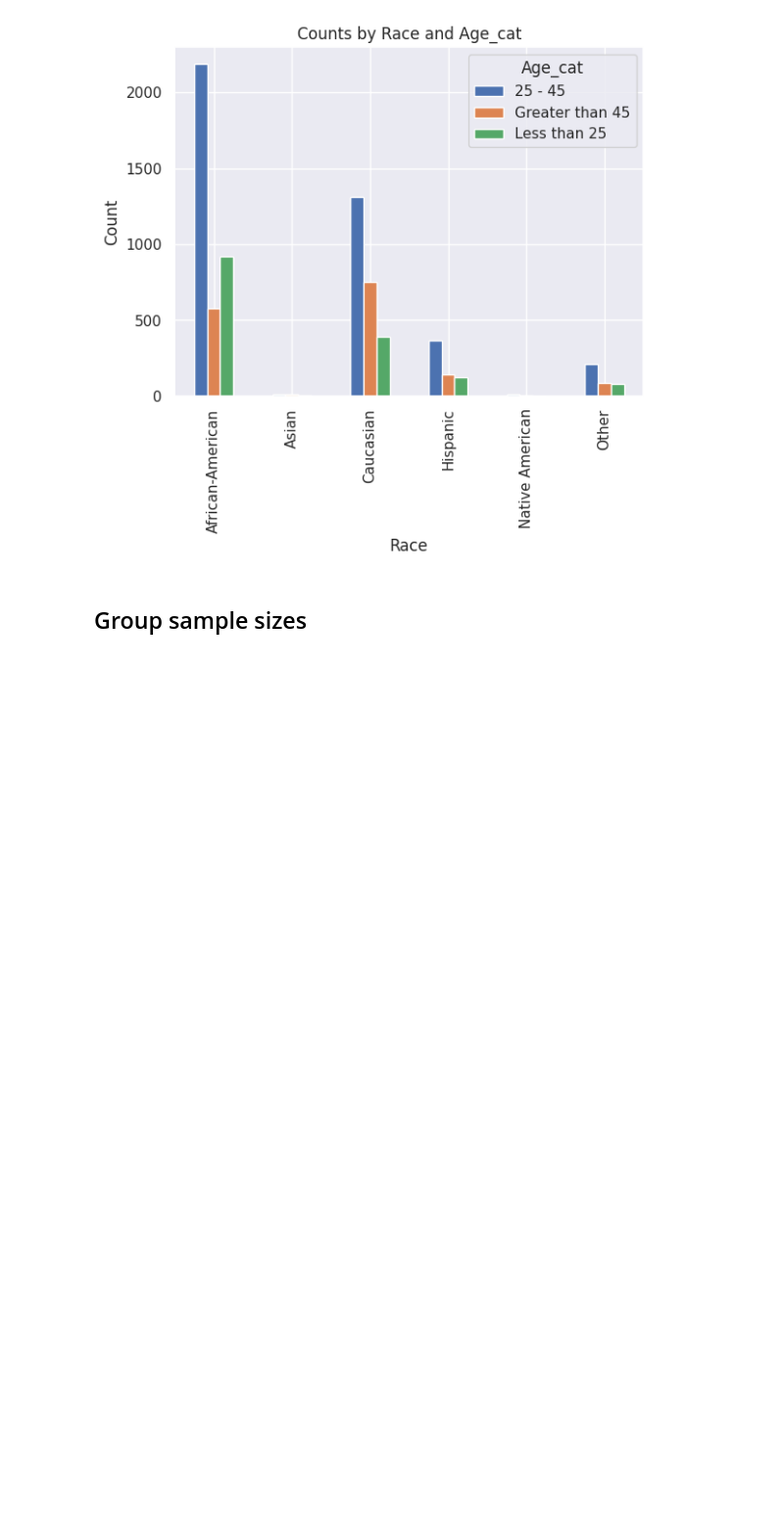
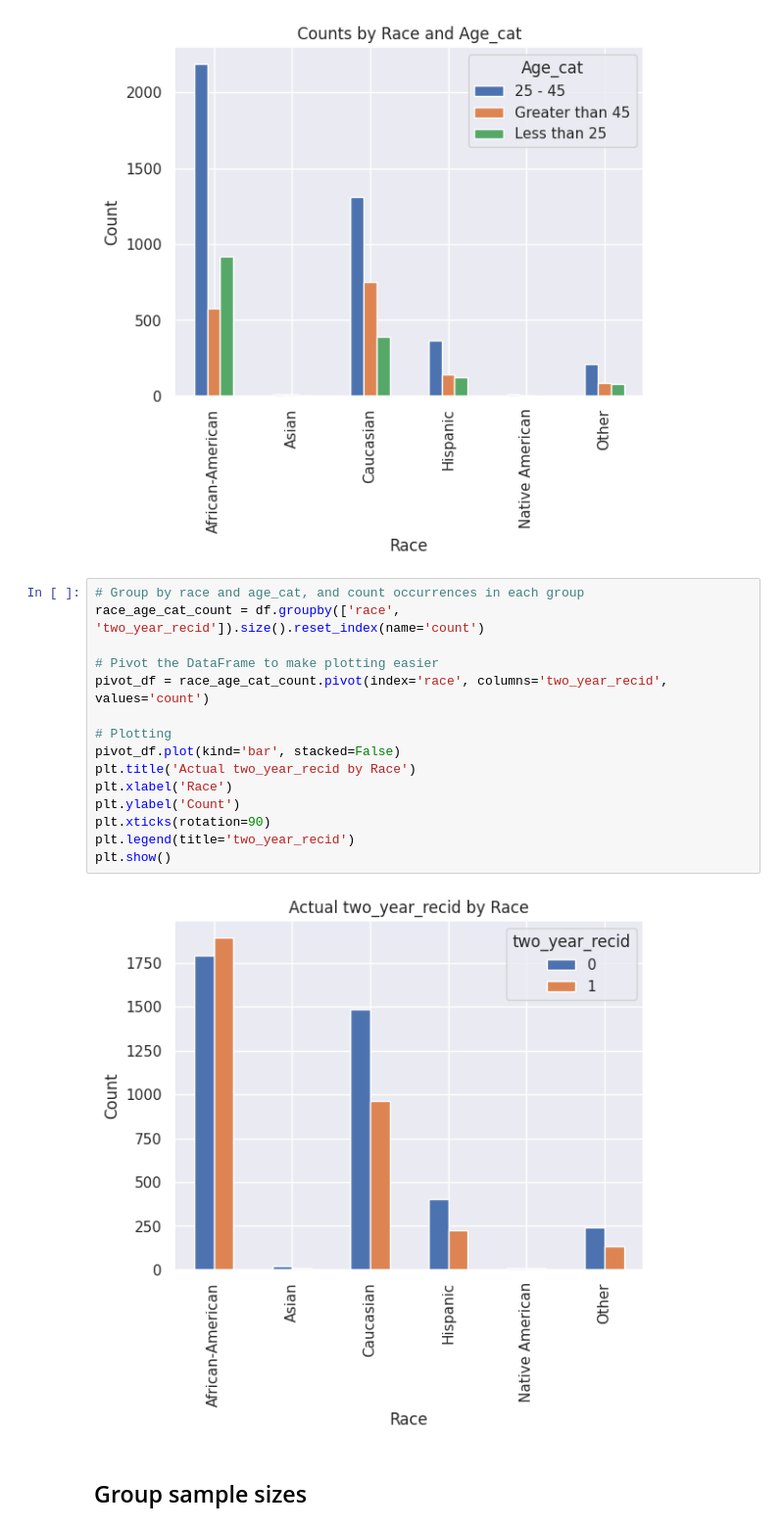
Before and after one commit to nokks/Fairness, a Jupyter notebook: 2021_scipy_tutorial/fairness-in-AI-systems-student.ipynb, the cells around one changed output. Shown at 98% size. Saved outputs shown, nothing was run; the diff lists cells and outputs as text; blank space fills up the shorter version.

```diff
--- a/2021_scipy_tutorial/fairness-in-AI-systems-student.ipynb
+++ b/2021_scipy_tutorial/fairness-in-AI-systems-student.ipynb
@@ -433,6 +438,23 @@ plt.legend(title='Age_cat')
 plt.show()
 # %% [output]
 [figure]
+# %%
+# Group by race and age_cat, and count occurrences in each group
+race_age_cat_count = df.groupby(['race', 'two_year_recid']).size().reset_index(name='count')
+
+# Pivot the DataFrame to make plotting easier
+pivot_df = race_age_cat_count.pivot(index='race', columns='two_year_recid', values='count')
+
+# Plotting
+pivot_df.plot(kind='bar', stacked=False)
+plt.title('Actual two_year_recid by Race')
+plt.xlabel('Race')
+plt.ylabel('Count')
+plt.xticks(rotation=90)
+plt.legend(title='two_year_recid')
+plt.show()
+# %% [output]
+[figure, added]
 # %% [markdown]
 ## Group sample sizes
 # %% [markdown]
```
Also changed, not shown: parts of 49 cells of this notebook.
